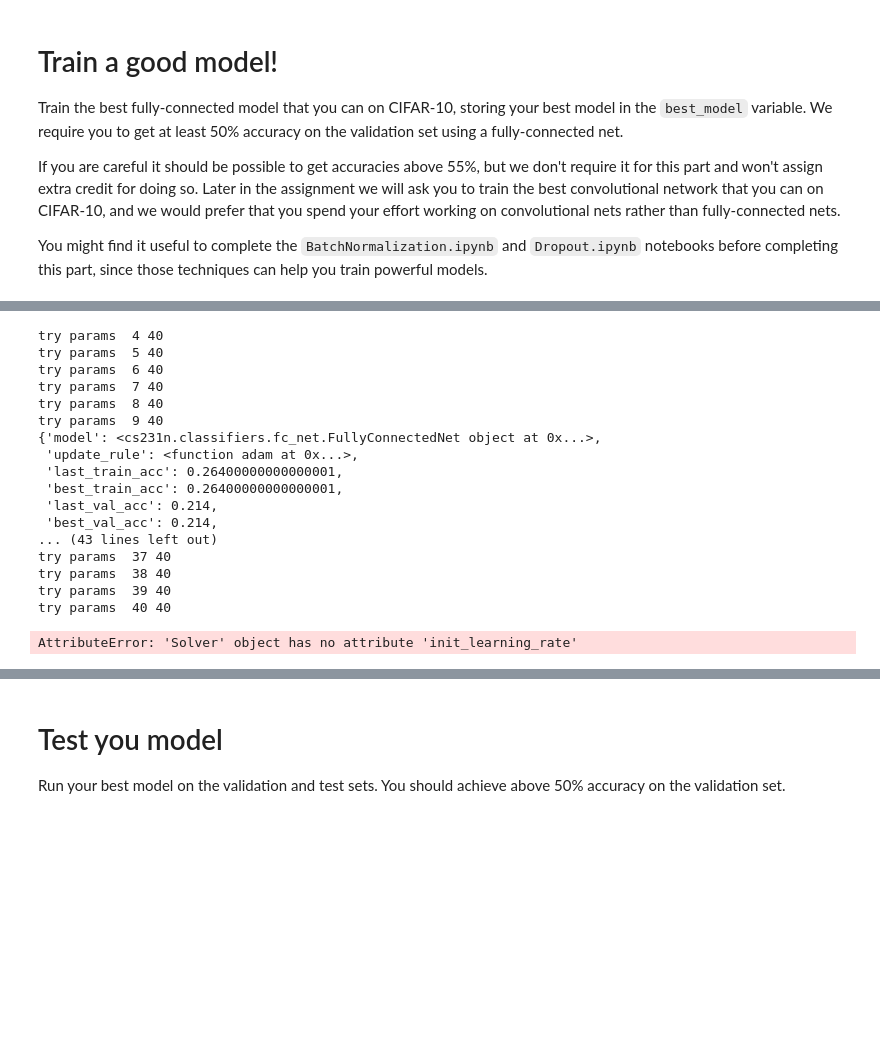
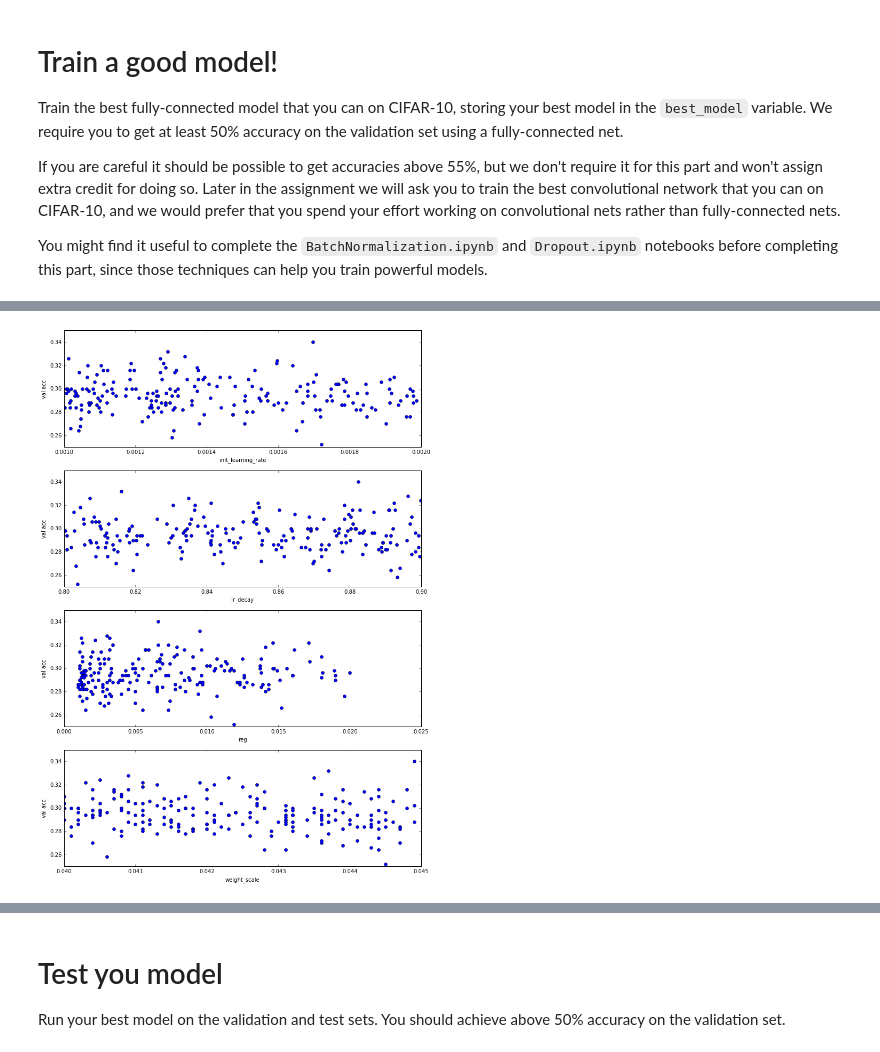
Before and after one commit to probe301/kaggle, a Jupyter notebook: CS231n_assignment2/FullyConnectedNets.ipynb, the cells around one changed output, grey strips where cells are left out. Drawn from its saved outputs; the diff is of its cells as text; code cells hidden in the pictures; blank space fills up the shorter version.

Commit message:
random search params

```diff
--- a/CS231n_assignment2/FullyConnectedNets.ipynb
+++ b/CS231n_assignment2/FullyConnectedNets.ipynb
@@ -997,17 +837,50 @@ def print_solver(solver):
 ################################################################################
 best_model = None
 
-results = random_search(max_search_times=40,
-                        stop_val_acc=0.5,
-                        report_val_acc=0.20,
-                        num_epochs=3,
-                        lr_decays=(0.5, 0.99),   # 0.99
-                        weight_scales=(0.001, 0.1),  # 5e-2
-                        regs=(0.1, 1, 'linear'),  # 0.01
-                        learning_rates=(0.0001, 0.1),  # 1e-2
+results = random_search(max_search_times=200,
+                        report_val_acc=0.5,
+                        num_epochs=30,
+                        lr_decays=(0.8, 0.9),   #
+                        weight_scales=(0.04, 0.045),  #
+                        regs=(0.001, 0.02),  #
+                        learning_rates=(0.001, 0.002),  #
+                        )
 
-                      )
 
+print(len(results))
+print_results(results)
+
+
+
+# random_search phase 1
+(max_search_times=500,
+report_val_acc=0.20,
+num_epochs=3,
+lr_decays=(0.8, 0.99),   # all value good enough
+weight_scales=(0.001, 0.1),  # 0.04 - 0.08
+regs=(0.1, 1, 'linear'), # all value good enough
+learning_rates=(0.00001, 0.002),  # 0.0005 - 0.002
+)
+
+# random_search phase 2
+(max_search_times=200,
+report_val_acc=0.4,
+num_epochs=10,
+lr_decays=(0.5, 0.99),   # 0.8 - 0.9
+weight_scales=(0.04, 0.08),  # 0.04 - 0.045
+regs=(0.01, 1),  # 0.01 - 0.02
+learning_rates=(0.0005, 0.002),  # 0.001 - 0.002
+)
+
+# random_search phase 3
+(max_search_times=200,
+report_val_acc=0.5,
+num_epochs=30,
+lr_decays=(0.8, 0.9),   # 0.89
+weight_scales=(0.04, 0.045),  # all seems good
+regs=(0.001, 0.02),  # 0.003
+learning_rates=(0.001, 0.002),  # 0.0013
+)
 ################################################################################
 #                              END OF YOUR CODE                                #
 ################################################################################
@@ -1019,23 +905 @@ try params  3 40
-try params  4 40
-try params  5 40
-try params  6 40
-try params  7 40
-try params  8 40
-try params  9 40
-{'model': <cs231n.classifiers.fc_net.FullyConnectedNet object at 0x...>,
- 'update_rule': <function adam at 0x...>,
- 'last_train_acc': 0.26400000000000001,
- 'best_train_acc': 0.26400000000000001,
- 'last_val_acc': 0.214,
- 'best_val_acc': 0.214,
-... (43 lines left out)
-try params  37 40
-try params  38 40
-try params  39 40
-try params  40 40
+[figure, added]
-# %%
-solver
-
-solver.init_learning_rate
-# %% [output]
-AttributeError: 'Solver' object has no attribute 'init_learning_rate'
```
Also changed, not shown: parts of 26 cells of this notebook, 2 other files.
